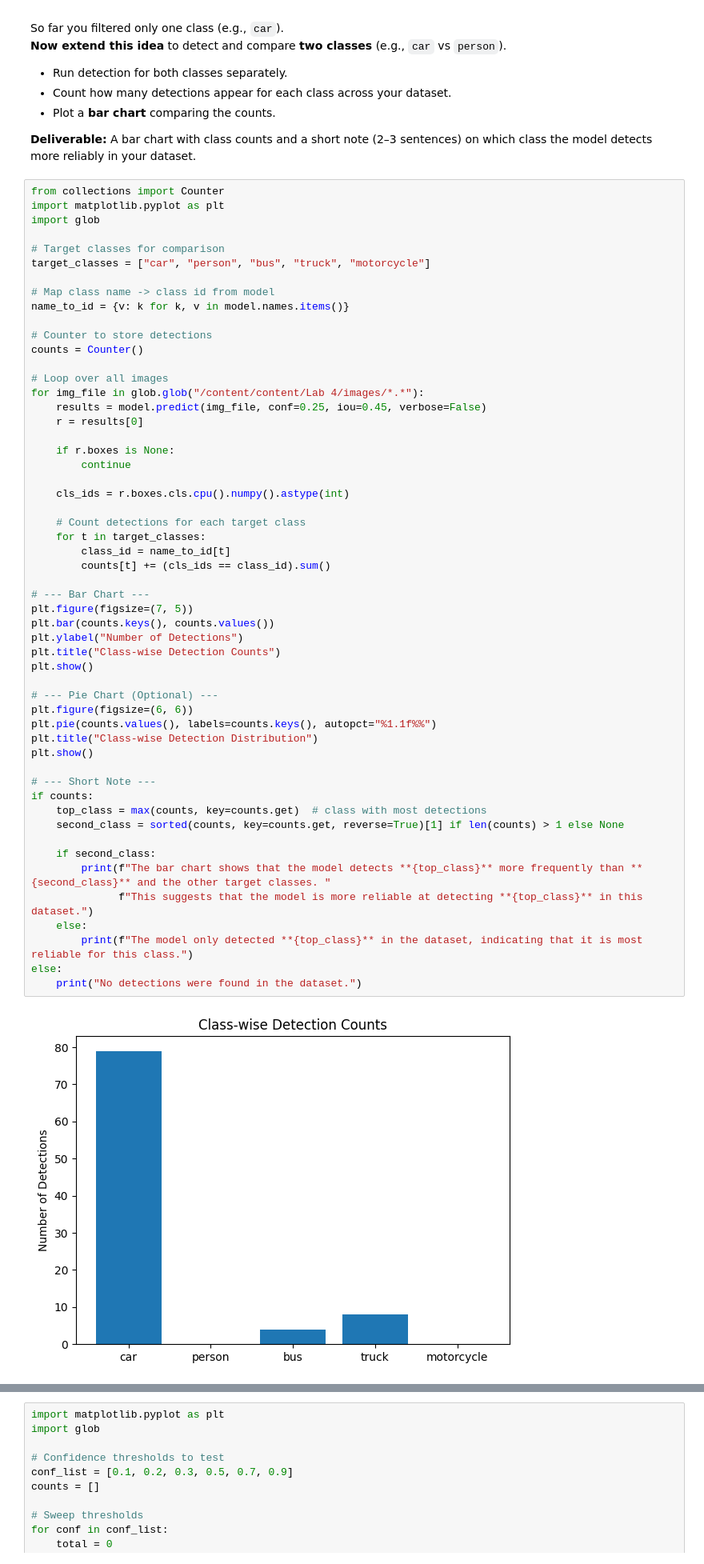
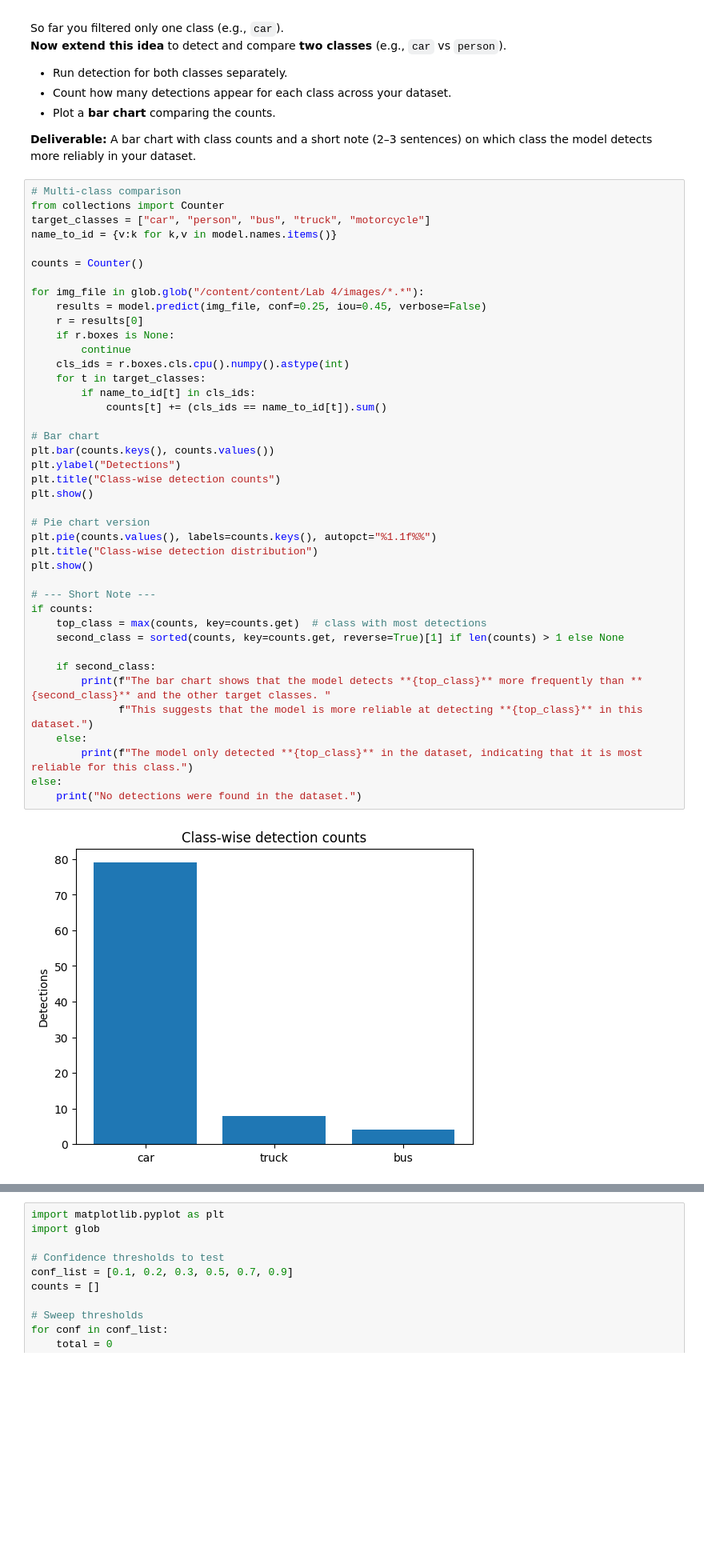
Before and after one commit to IT22348098/DL-Lab-04, a Jupyter notebook: autonomous_driving_application_car_detection.ipynb, the cells around one changed output, grey strips where cells are left out. Shown at 80% size. Cells and saved outputs as stored; diff of their text form; blank space fills up the shorter version.

```diff
--- a/autonomous_driving_application_car_detection.ipynb
+++ b/autonomous_driving_application_car_detection.ipynb
@@ -403,58 +403,45 @@ So far you filtered only one class (e.g., `car`).
 
 **Deliverable:** A bar chart with class counts and a short note (2–3 sentences) on which class the model detects more reliably in your dataset.
 # %%
+# Multi-class comparison
 from collections import Counter
-import matplotlib.pyplot as plt
-import glob
+target_classes = ["car", "person", "bus", "truck", "motorcycle"]
+name_to_id = {v:k for k,v in model.names.items()}
 
-# Target classes for comparison
-target_classes = ["car", "person", "bus", "truck", "motorcycle"]
-
-# Map class name -> class id from model
-name_to_id = {v: k for k, v in model.names.items()}
-
-# Counter to store detections
 counts = Counter()
 
-# Loop over all images
 for img_file in glob.glob("/content/content/Lab 4/images/*.*"):
     results = model.predict(img_file, conf=0.25, iou=0.45, verbose=False)
     r = results[0]
-
     if r.boxes is None:
         continue
+    cls_ids = r.boxes.cls.cpu().numpy().astype(int)
+    for t in target_classes:
+        if name_to_id[t] in cls_ids:
+            counts[t] += (cls_ids == name_to_id[t]).sum()
 
-    cls_ids = r.boxes.cls.cpu().numpy().astype(int)
-
-    # Count detections for each target class
-    for t in target_classes:
-        class_id = name_to_id[t]
-        counts[t] += (cls_ids == class_id).sum()
-
-# --- Bar Chart ---
-plt.figure(figsize=(7, 5))
+# Bar chart
 plt.bar(counts.keys(), counts.values())
-plt.ylabel("Number of Detections")
-plt.title("Class-wise Detection Counts")
+plt.ylabel("Detections")
+plt.title("Class-wise detection counts")
 plt.show()
 
-# --- Pie Chart (Optional) ---
-plt.figure(figsize=(6, 6))
+# Pie chart version
 plt.pie(counts.values(), labels=counts.keys(), autopct="%1.1f%%")
-plt.title("Class-wise Detection Distribution")
+plt.title("Class-wise detection distribution")
 plt.show()
 
 # --- Short Note ---
 if counts:
     top_class = max(counts, key=counts.get)  # class with most detections
     second_class = sorted(counts, key=counts.get, reverse=True)[1] if len(counts) > 1 else None
 
     if second_class:
         print(f"The bar chart shows that the model detects **{top_class}** more frequently than **{second_class}** and the other target classes. "
               f"This suggests that the model is more reliable at detecting **{top_class}** in this dataset.")
     else:
         print(f"The model only detected **{top_class}** in the dataset, indicating that it is most reliable for this class.")
 else:
     print("No detections were found in the dataset.")
 # %% [output]
-[figure, old version]
+[figure, new version]
```
Also changed, not shown: parts of 1 cell of this notebook.
